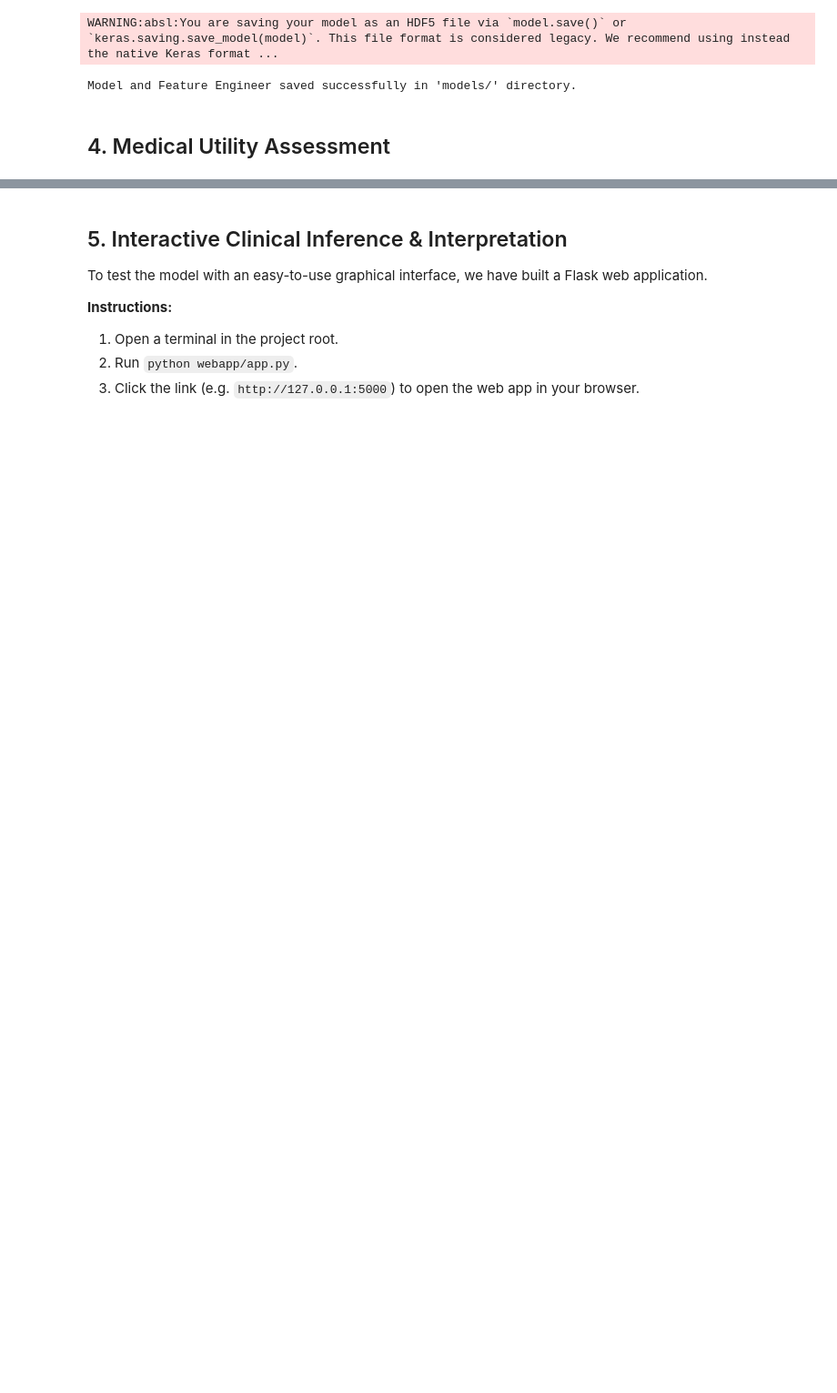
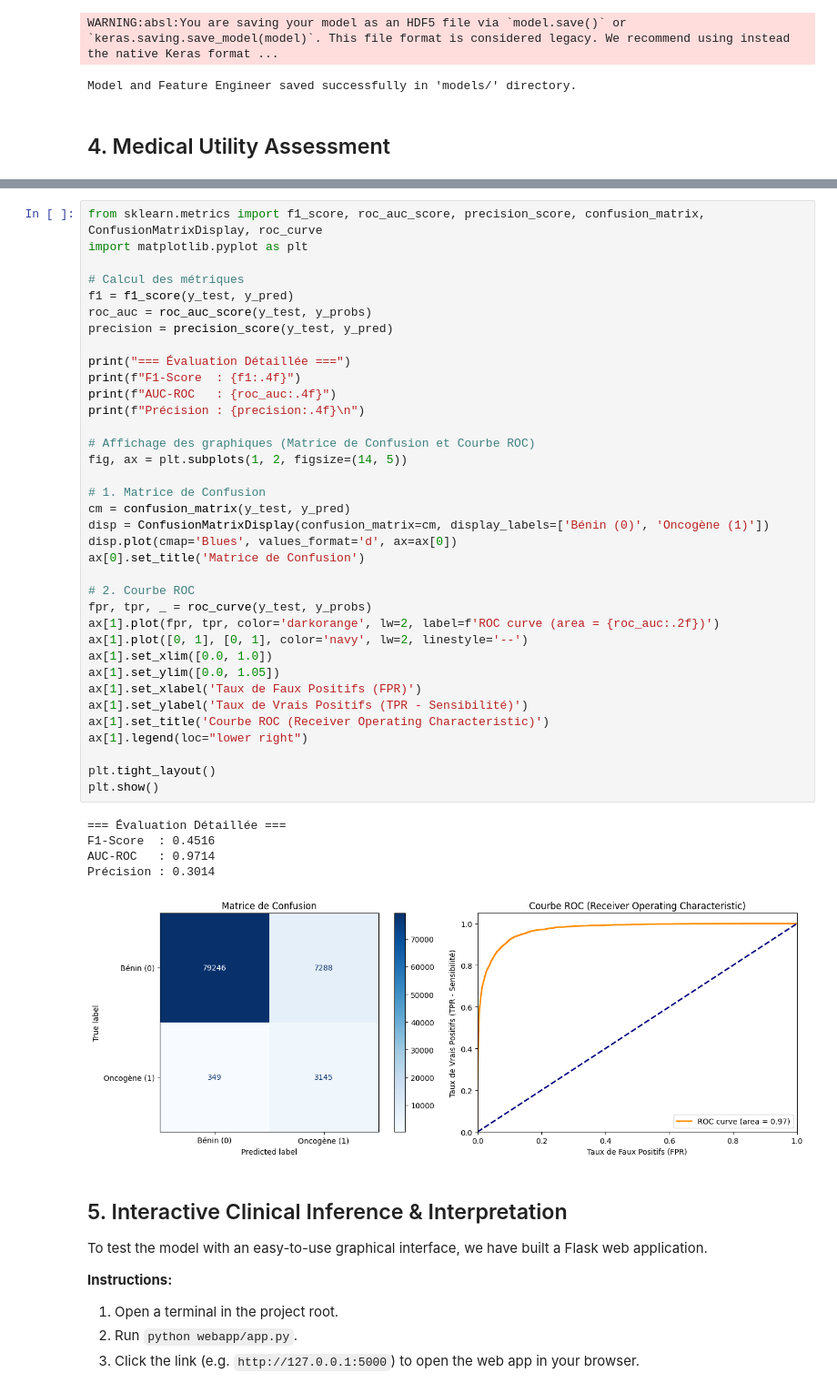
Before and after one commit to YounassAg/Cancer-Mutation-Detection, a Jupyter notebook: notebooks/cancer_mutation_classification.ipynb, the cells around one changed output, grey strips where cells are left out. Shown at 91% size. Drawn from its saved outputs; the diff is of its cells as text; blank space fills up the shorter version.

```diff
--- a/notebooks/cancer_mutation_classification.ipynb
+++ b/notebooks/cancer_mutation_classification.ipynb
@@ -135,4 +172,46 @@ Non-Oncogenic (0)       1.00      0.92      0.96     86534
 [figure]
+# %%
+from sklearn.metrics import f1_score, roc_auc_score, precision_score, confusion_matrix, ConfusionMatrixDisplay, roc_curve
+import matplotlib.pyplot as plt
+
+# Calcul des métriques
+f1 = f1_score(y_test, y_pred)
+roc_auc = roc_auc_score(y_test, y_probs)
+precision = precision_score(y_test, y_pred)
+
+print("=== Évaluation Détaillée ===")
+print(f"F1-Score  : {f1:.4f}")
+print(f"AUC-ROC   : {roc_auc:.4f}")
+print(f"Précision : {precision:.4f}\n")
+
+# Affichage des graphiques (Matrice de Confusion et Courbe ROC)
+fig, ax = plt.subplots(1, 2, figsize=(14, 5))
+
+# 1. Matrice de Confusion
+cm = confusion_matrix(y_test, y_pred)
+disp = ConfusionMatrixDisplay(confusion_matrix=cm, display_labels=['Bénin (0)', 'Oncogène (1)'])
+disp.plot(cmap='Blues', values_format='d', ax=ax[0])
+ax[0].set_title('Matrice de Confusion')
+
+# 2. Courbe ROC
+fpr, tpr, _ = roc_curve(y_test, y_probs)
+ax[1].plot(fpr, tpr, color='darkorange', lw=2, label=f'ROC curve (area = {roc_auc:.2f})')
+ax[1].plot([0, 1], [0, 1], color='navy', lw=2, linestyle='--')
+ax[1].set_xlim([0.0, 1.0])
+ax[1].set_ylim([0.0, 1.05])
+ax[1].set_xlabel('Taux de Faux Positifs (FPR)')
+ax[1].set_ylabel('Taux de Vrais Positifs (TPR - Sensibilité)')
+ax[1].set_title('Courbe ROC (Receiver Operating Characteristic)')
+ax[1].legend(loc="lower right")
+
+plt.tight_layout()
+plt.show()
+# %% [output]
+=== Évaluation Détaillée ===
+F1-Score  : 0.4516
+AUC-ROC   : 0.9714
+Précision : 0.3014
+[figure, added]
 # %% [markdown]
 ## 5. Interactive Clinical Inference & Interpretation
 To test the model with an easy-to-use graphical interface, we have built a Flask web application.
```
Also changed, not shown: parts of 4 cells of this notebook, 5 other files.
